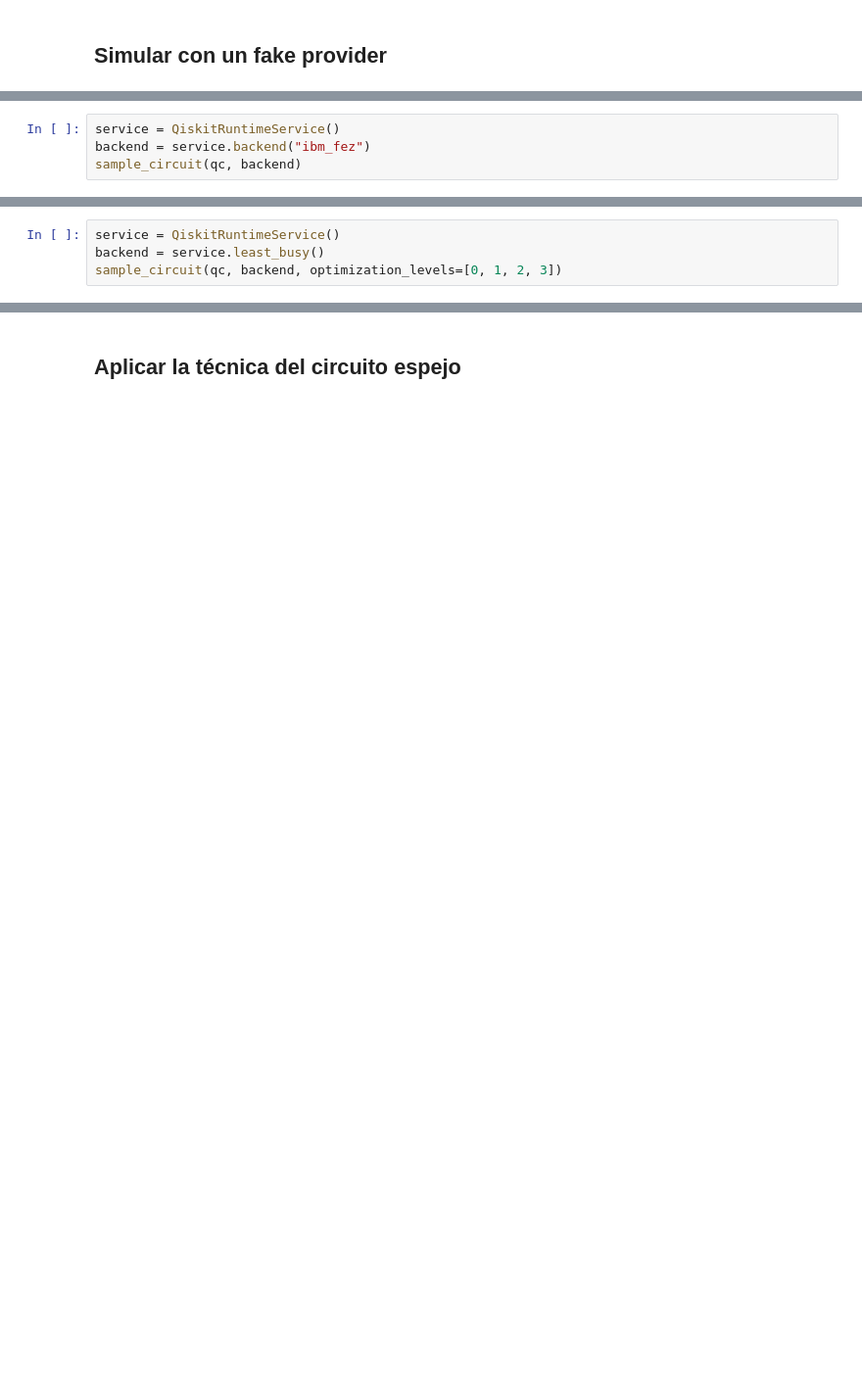
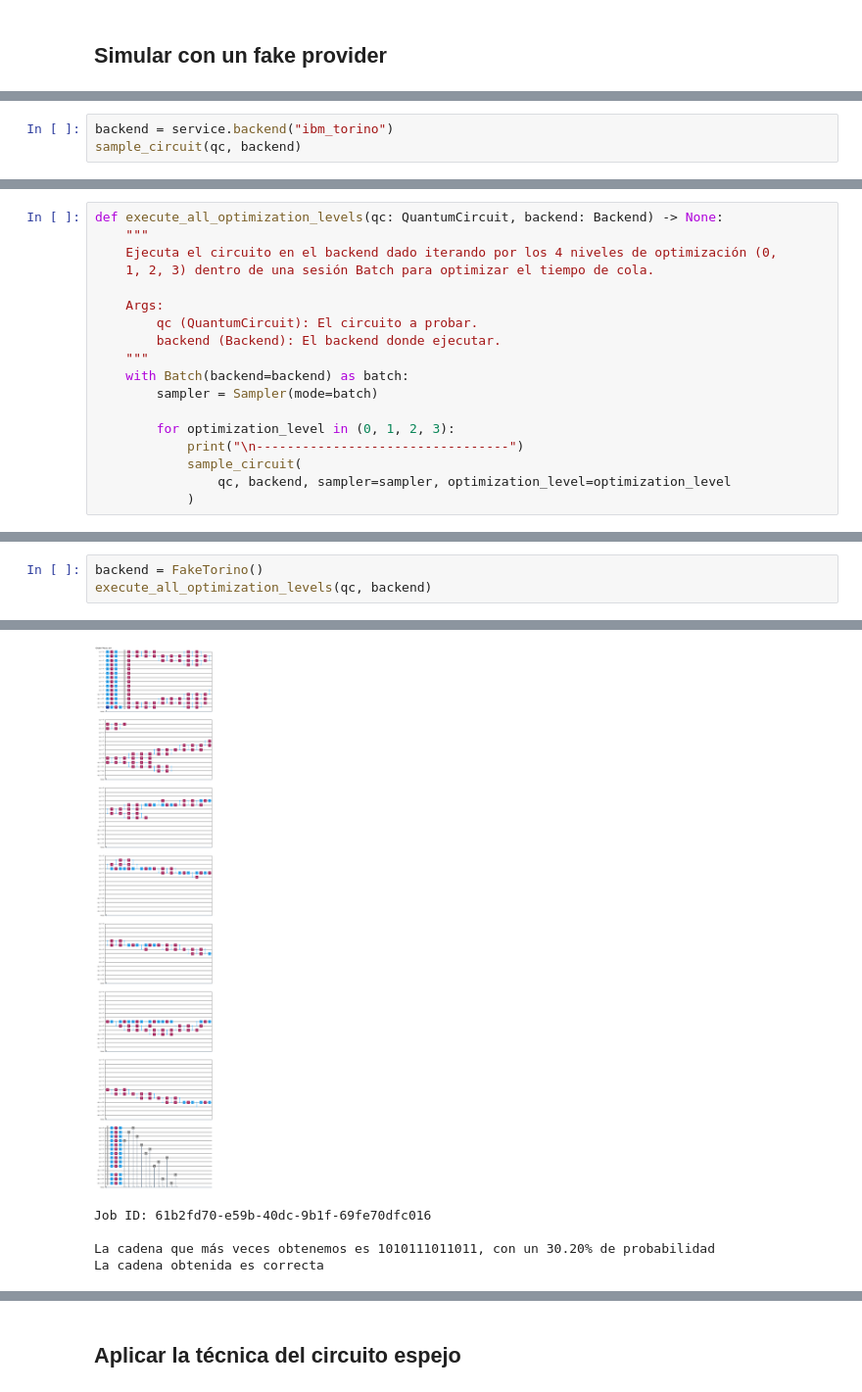
Before and after one commit to estebansuarezcalvoudc/HHCC_Practice, a Jupyter notebook: practica_final/practica_final.ipynb, the cells around one changed output, grey strips where cells are left out. Shown at 98% size. Saved outputs shown, nothing was run; the diff lists cells and outputs as text; blank space fills up the shorter version.

```diff
--- a/practica_final/practica_final.ipynb
+++ b/practica_final/practica_final.ipynb
@@ -214,5 +355,4 @@ Con esto, ya podemos ejecutar nuestro circuito:
 # %%
-service = QiskitRuntimeService()
-backend = service.backend("ibm_fez")
+backend = service.backend("ibm_torino")
 sample_circuit(qc, backend)
 # %% [output]
@@ -226,4 +378,0 @@ Como podemos observar, al igual que ocurría con el fake provider, obtenemos el
-# %%
-service = QiskitRuntimeService()
-backend = service.least_busy()
-sample_circuit(qc, backend, optimization_levels=[0, 1, 2, 3])
@@ -258,0 +379,18 @@ En cuanto a la fidelidad, vemos que, cuanto menos profundo es el circuito, menos
+# %%
+def execute_all_optimization_levels(qc: QuantumCircuit, backend: Backend) -> None:
+    """
+    Ejecuta el circuito en el backend dado iterando por los 4 niveles de optimización (0,
+    1, 2, 3) dentro de una sesión Batch para optimizar el tiempo de cola.
+
+    Args:
+        qc (QuantumCircuit): El circuito a probar.
+        backend (Backend): El backend donde ejecutar.
+    """
+    with Batch(backend=backend) as batch:
+        sampler = Sampler(mode=batch)
+
+        for optimization_level in (0, 1, 2, 3):
+            print("\n---------------------------------")
+            sample_circuit(
+                qc, backend, sampler=sampler, optimization_level=optimization_level
+            )
@@ -258,0 +399,4 @@ En cuanto a la fidelidad, vemos que, cuanto menos profundo es el circuito, menos
+# %%
+backend = FakeTorino()
+execute_all_optimization_levels(qc, backend)
+# %% [output]
@@ -258,0 +412,5 @@ En cuanto a la fidelidad, vemos que, cuanto menos profundo es el circuito, menos
+[figure, added]
+Job ID: 61b2fd70-e59b-40dc-9b1f-69fe70dfc016
+
+La cadena que más veces obtenemos es 1010111011011, con un 30.20% de probabilidad
+La cadena obtenida es correcta
```
Also changed, not shown: parts of 45 cells of this notebook.
